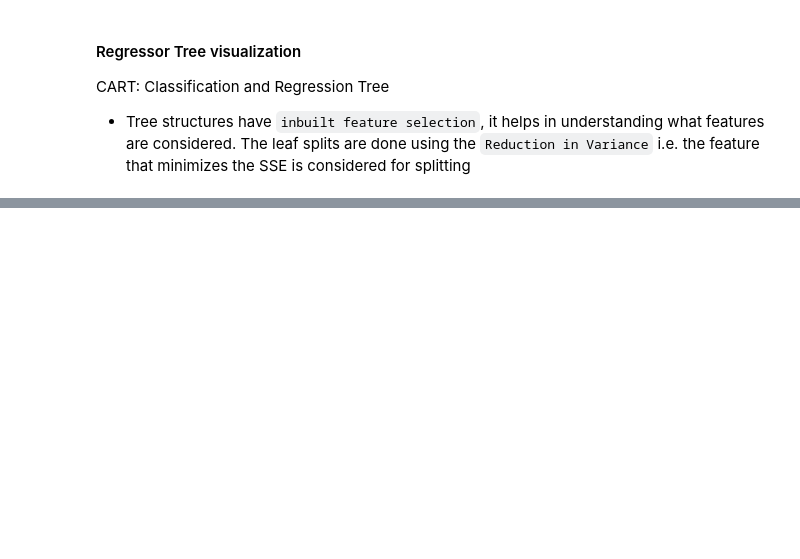
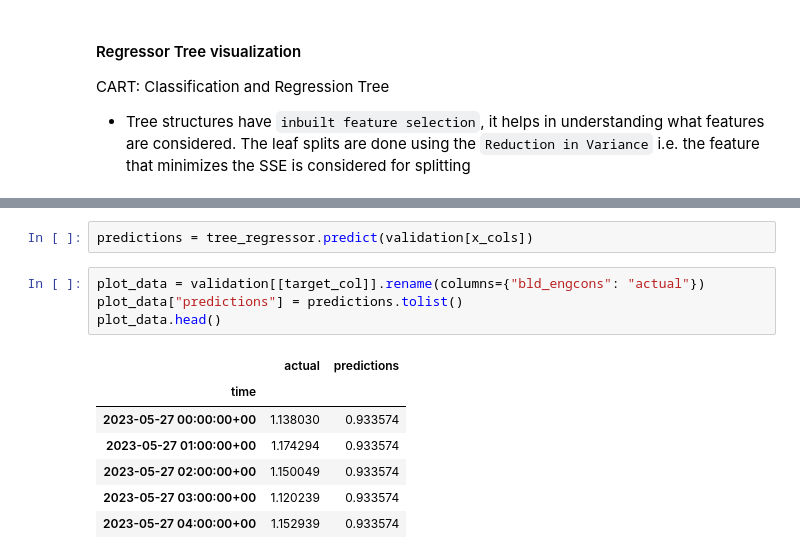
Before and after one commit to Xnsam/timeseries_data, a Jupyter notebook: notebooks/regtree.ipynb, the cells around one changed output, grey strips where cells are left out. Saved outputs shown, nothing was run; the diff lists cells and outputs as text; blank space fills up the shorter version.

```diff
--- a/notebooks/regtree.ipynb
+++ b/notebooks/regtree.ipynb
@@ -233,0 +253,14 @@ viz_rmodel.rtree_feature_space(features=['forecast_temperature','forecast_feelsl
+# %%
+predictions = tree_regressor.predict(validation[x_cols])
+# %%
+plot_data = validation[[target_col]].rename(columns={"bld_engcons": "actual"})
+plot_data["predictions"] = predictions.tolist()
+plot_data.head()
+# %% [output]
+|  | actual | predictions |
+| time |  |  |
+| 2023-05-27 00:00:00+00 | 1.138030 | 0.933574 |
+| 2023-05-27 01:00:00+00 | 1.174294 | 0.933574 |
+| 2023-05-27 02:00:00+00 | 1.150049 | 0.933574 |
+| 2023-05-27 03:00:00+00 | 1.120239 | 0.933574 |
+| 2023-05-27 04:00:00+00 | 1.152939 | 0.933574 |
```
Also changed, not shown: parts of 21 cells of this notebook, 6 other files.
